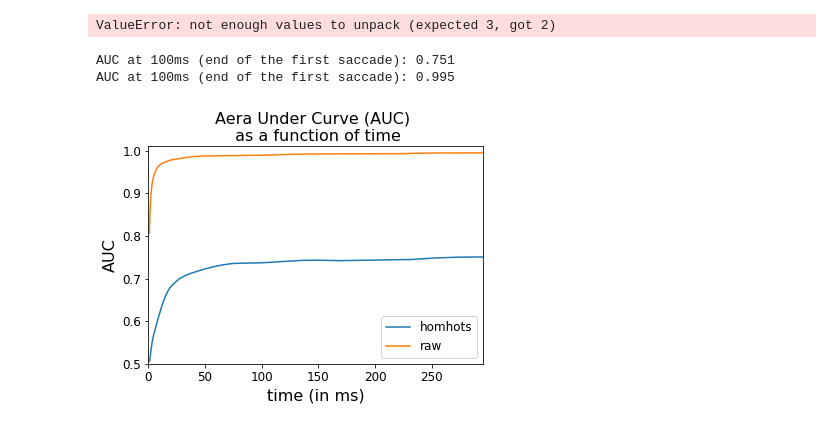
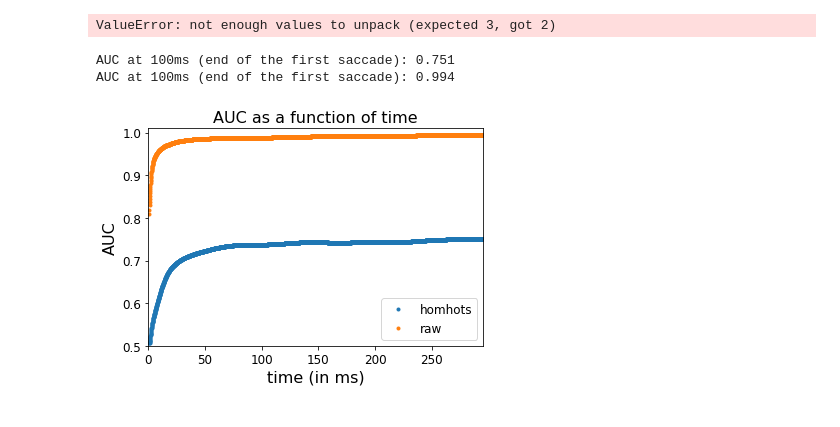
Before and after one commit to SpikeAI/HOTS, a Jupyter notebook: notebooks/RESULTS_03_NMNIST.ipynb, the cells around one changed output. Cells and saved outputs as stored; diff of their text form; code cells hidden in the pictures.

```diff
--- a/notebooks/RESULTS_03_NMNIST.ipynb
+++ b/notebooks/RESULTS_03_NMNIST.ipynb
@@ -431,25 +442,25 @@ ValueError: not enough values to unpack (expected 3, got 2)
 # %%
 f_name = f'{record_path}{timestr}_LR_results_{nbclust}_{nb_train}_{nb_test}_1_AUC.pkl'
 with open(f_name, 'rb') as file:
     results = pickle.load(file)
 
 fig, ax = plt.subplots()
 namelist = ['homhots', 'raw']
 leg_list = ['online HOTS', 'MLR with raw inputs']
 for namnum, name in enumerate(namelist):
-    ax.plot(results[0][0]/1e3, results[0][namnum+1], label=name)
+    ax.plot(results[0][0]/1e3, results[0][namnum+1], '.', label=name)
     print(f'AUC at 100ms (end of the first saccade): {np.round(results[0][namnum+1][-1],3)}')
 
 ax.axis([0,295,0.5,1.01]);
 ax.set_xlabel('time (in ms)', fontsize=16);
 ax.set_ylabel('AUC', fontsize=16);
 plt.setp(ax.get_yticklabels(), fontsize=12)
 plt.setp(ax.get_xticklabels(), fontsize=12)
-ax.set_title('Aera Under Curve (AUC) \n as a function of time', fontsize=16);
+ax.set_title('AUC as a function of time', fontsize=16);
 ax.legend(fontsize=12, loc='lower right');
 # %% [output]
 AUC at 100ms (end of the first saccade): 0.751
-AUC at 100ms (end of the first saccade): 0.995
+AUC at 100ms (end of the first saccade): 0.994
-[figure, old version]
+[figure, new version]
 # %%
 printfig(fig, 'nmnist_auc.pdf')
```
Also changed, not shown: parts of 1 cell of this notebook, 2 other files.
